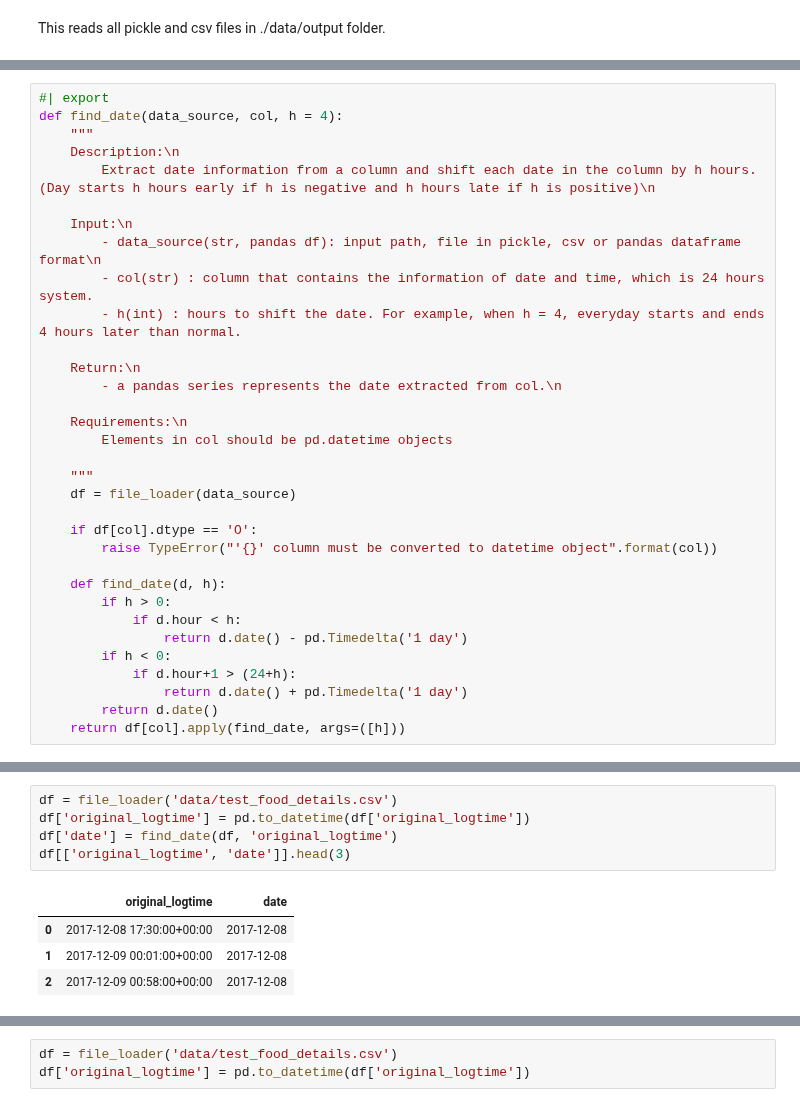
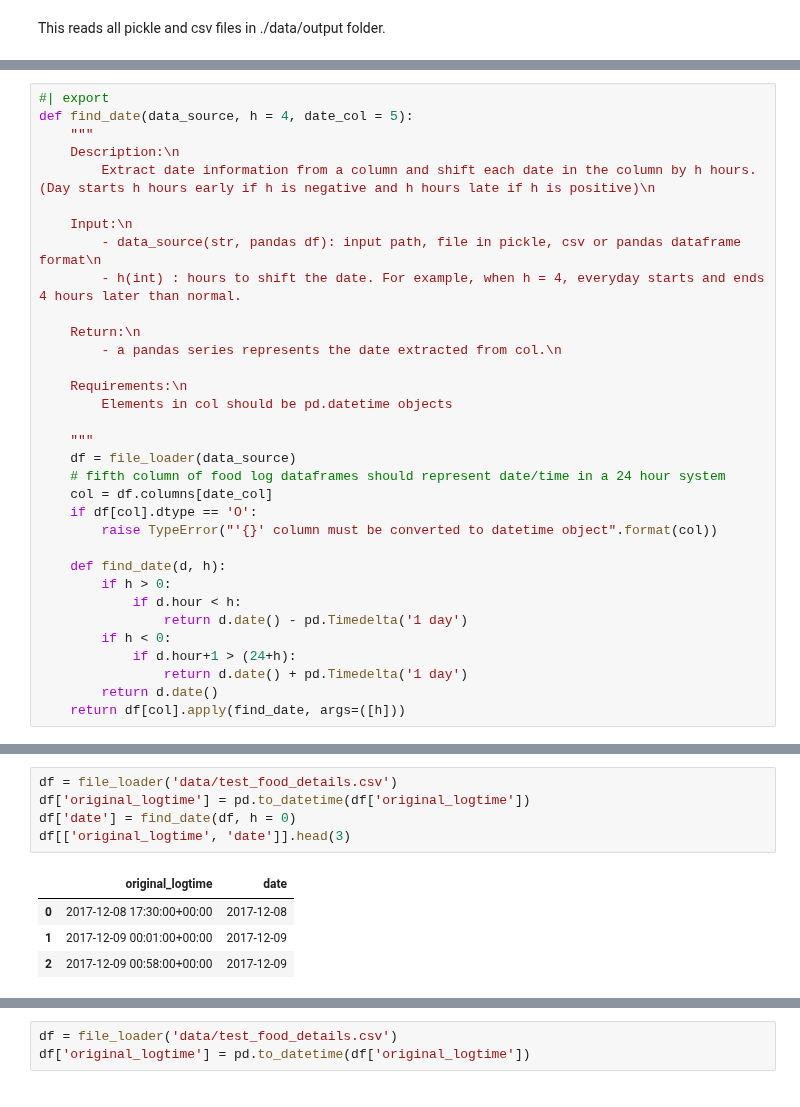
Before and after one commit to tktran11/treets, a Jupyter notebook: 00_core.ipynb, the cells around one changed output, grey strips where cells are left out. Drawn from its saved outputs; the diff is of its cells as text.

```diff
--- a/00_core.ipynb
+++ b/00_core.ipynb
@@ -97,13 +97,12 @@ file_loader('data/output/*').head(2)
 # %%
 #| export
-def find_date(data_source, col, h = 4):
+def find_date(data_source, h = 4, date_col = 5):
     """
     Description:\n
         Extract date information from a column and shift each date in the column by h hours. (Day starts h hours early if h is negative and h hours late if h is positive)\n
 
     Input:\n
         - data_source(str, pandas df): input path, file in pickle, csv or pandas dataframe format\n
-        - col(str) : column that contains the information of date and time, which is 24 hours system.
         - h(int) : hours to shift the date. For example, when h = 4, everyday starts and ends 4 hours later than normal.
 
     Return:\n
@@ -114,7 +113,8 @@ def find_date(data_source, col, h = 4):
 
     """
     df = file_loader(data_source)
-
+    # fifth column of food log dataframes should represent date/time in a 24 hour system
+    col = df.columns[date_col]
     if df[col].dtype == 'O':
         raise TypeError("'{}' column must be converted to datetime object".format(col))
 
@@ -130,11 +146,11 @@ def find_date(data_source, col, h = 4):
 # %%
 df = file_loader('data/test_food_details.csv')
 df['original_logtime'] = pd.to_datetime(df['original_logtime'])
-df['date'] = find_date(df, 'original_logtime')
+df['date'] = find_date(df, h = 0)
 df[['original_logtime', 'date']].head(3)
 # %% [output]
 |  | original_logtime | date |
 | 0 | 2017-12-08 17:30:00+00:00 | 2017-12-08 |
-| 1 | 2017-12-09 00:01:00+00:00 | 2017-12-08 |
-| 2 | 2017-12-09 00:58:00+00:00 | 2017-12-08 |
+| 1 | 2017-12-09 00:01:00+00:00 | 2017-12-09 |
+| 2 | 2017-12-09 00:58:00+00:00 | 2017-12-09 |
 # %%
```
Also changed, not shown: parts of 126 cells of this notebook, 5 other files.
